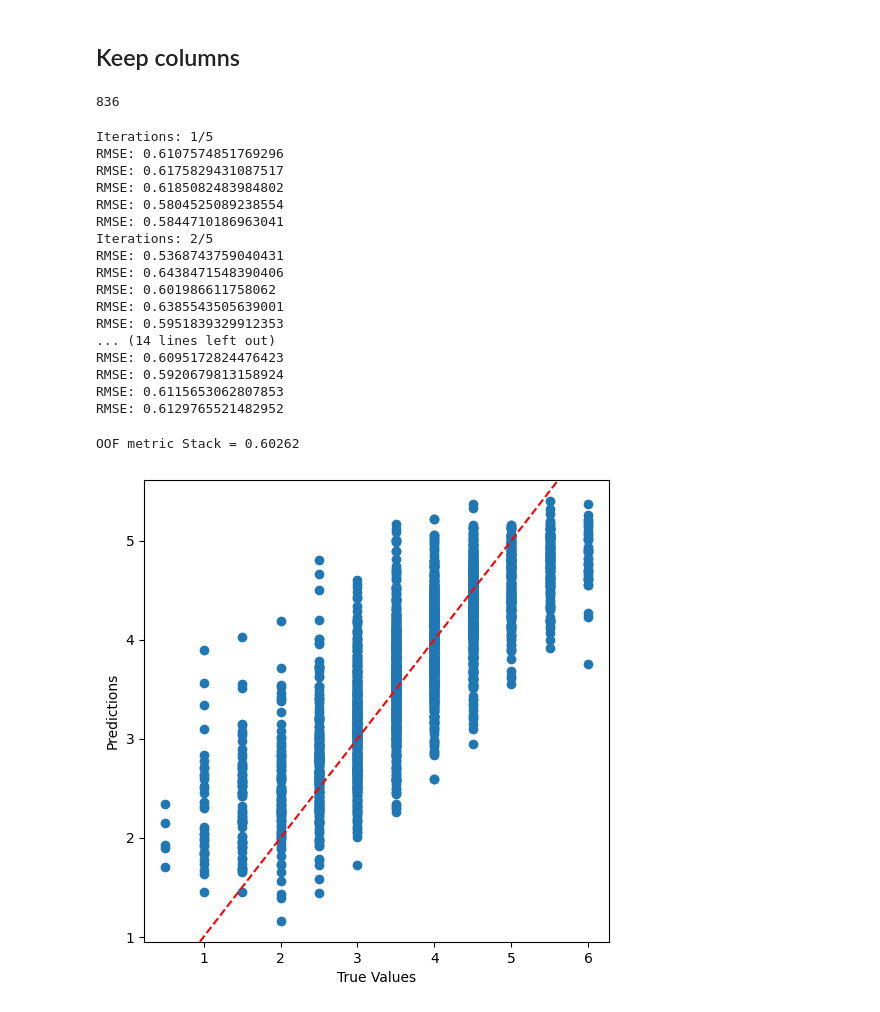
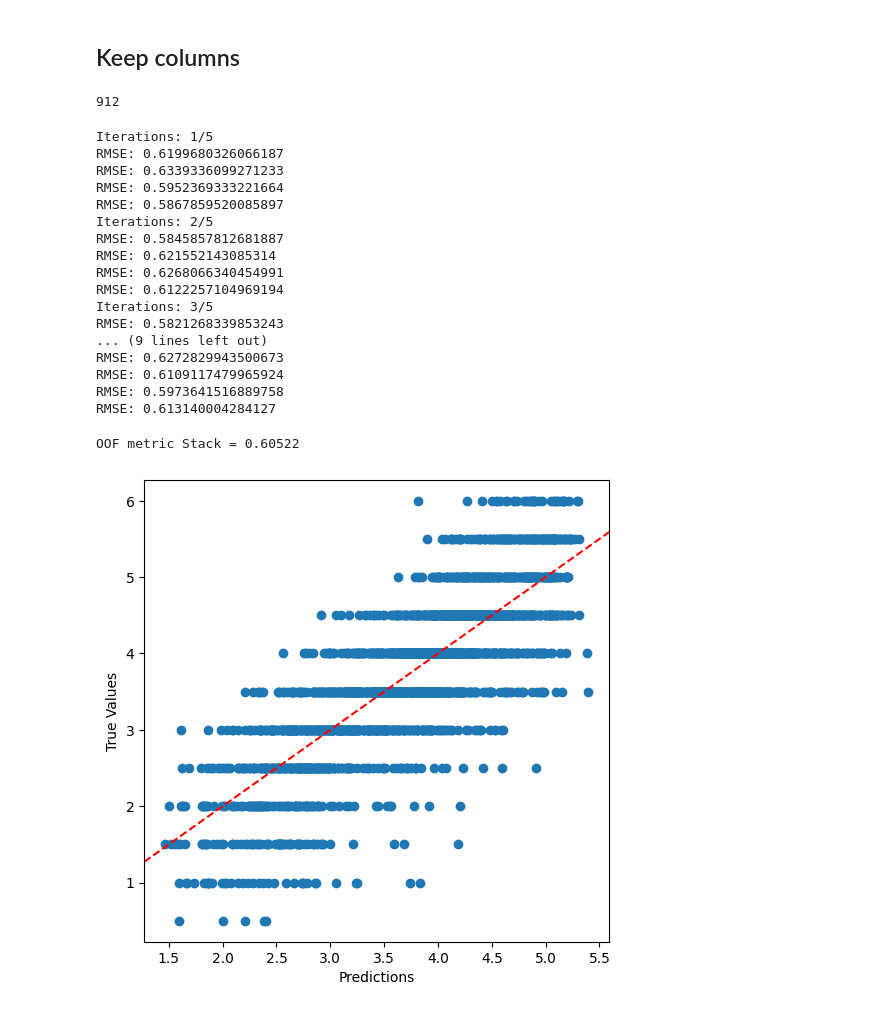
Before and after one commit to luispintoc/Linking-Writing, a Jupyter notebook: 4_regressors/stacking/stacking_X no_OOF.ipynb, the cells around one changed output. Cells and saved outputs as stored; diff of their text form; code cells hidden in the pictures.

```diff
--- a/4_regressors/stacking/stacking_X no_OOF.ipynb
+++ b/4_regressors/stacking/stacking_X no_OOF.ipynb
@@ -39,8 +39,8 @@ from utils import *
 # %% [markdown]
 ## Prepro: change names to numbers
 # %%
-train_feats = pd.read_csv('../../feature_eng/output/train_double_corr_786feats.csv')
-train_score = pd.read_csv('../../data/train_scores.csv')
+train_feats = pd.read_csv('../../3_feature_eng/output/train_feats_double_corr.csv')
+train_score = pd.read_csv('../../0_data/train_scores.csv')
 
 # train_feats_first10min = pd.read_csv('../../feature_eng/output/train_double_corr_first_10min_786feats.csv')
 # train_feats_second10min = pd.read_csv('../../feature_eng/output/train_double_corr_second_10min_786feats.csv')
@@ -67,24 +67,24 @@ score_transformed = le.transform(train_feats['score'])
 # "punctuation", "key_mouse", "time_feat", "fft", "avg_event_per_minute",
 # "avg_char_deletion_per_minute", "avg_char_insert_per_minute"
 # "IKI_word", "IKI_sentence", "IKI_paragraph", "latencies", "IWD"
-# 'idle'
+# 'idle', "cursor_visits"
 
 endings_to_keep = [
     "count_bursts", "word_sent_parag_agg", "pressed_keys", "paussed_features",
     "segments_visit", "paragraph_ratios", "time_gaps", "cursor_word_changes",
-    "punctuation", "key_mouse", "time_feat", "avg_event_per_minute",
+    "punctuation", "key_mouse", "time_feat", "avg_event_per_minute", "fft",
     "avg_char_deletion_per_minute", "avg_char_insert_per_minute",
     "IKI_word", "IKI_sentence", "IKI_paragraph", "latencies", "IWD",
-    'idle'
+    'idle', "cursor_visits"
 ]
 endings_to_keep += ["id"]
 
-dir_to_save = "stacking6"
+dir_to_save = "stacking8"
 stratification = False
 n_jobs = -1
 noise = True
 iterations = 5
-n_splits = 5
+n_splits = 4
 
 try:
     os.mkdir(dir_to_save)
@@ -101,26 +101,26 @@ with open(f'{dir_to_save}/feature_list.pkl', 'wb') as f:
 train_feats = train_feats[cols_to_keep]
 print(len(train_feats.columns)-2)
 # %% [output]
-836
+912
 # %%
 # Options:
 # "count_bursts", "word_sent_parag_agg", "pressed_keys", "paussed_features"
 # "segments_visit", "paragraph_ratios", "time_gaps", "cursor_word_changes"
 # "punctuation", "key_mouse", "time_feat", "fft", "avg_event_per_minute",
 # "avg_char_deletion_per_minute", "avg_char_insert_per_minute"
-# "IKI_word", "IKI_sentence", "IKI_paragraph", "latencies", "IWD"
-# 'idle'
+# "IKI_word", "IKI_sentence", "IKI_paragraph", "latencies"
+# "IWD", "idle", "cursor_visits"
 
-endings_1 = ["-count_bursts", "-word_sent_parag_agg"]
+endings_1 = manual_list
 feats_1 = [col for col in train_feats.columns if any(ending in col for ending in endings_1)]
 
 endings_2 = ["pressed_keys", "paussed_features", "segments_visit", "paragraph_ratios"]
 feats_2 = [col for col in train_feats.columns if any(ending in col for ending in endings_2)]
 
-endings_3 = ["punctuation", "avg_char_deletion_per_minute", "key_mouse", "IKI_word", "IKI_sentence", "IKI_paragraph", "latencies", "IWD", 'idle']
+endings_3 = ["count_bursts", "-word_sent_parag_agg"]
 feats_3 = [col for col in train_feats.columns if any(ending in col for ending in endings_3)]
 
-endings_4 = ["time_feat", "word_sent_parag_agg", "time_gaps", "cursor_word_changes", "idle"]
+endings_4 = ["time_feat", "time_gaps", "cursor_word_changes", "idle"]
 feats_4 = [col for col in train_feats.columns if any(ending in col for ending in endings_4)]
 # %%
 counter = 0
@@ -202,6 +202,7 @@ def stack_calc_OOF(x_train, y_train, x_valid, y_valid, iter, split, RANDOM_STATE
 
 
     estimators = [
+        ('lgb0', make_pipeline(FeatureSelector(feats_1), lgb.LGBMRegressor(**lgb_all_params))),
         ('lgb1', make_pipeline(FeatureSelector(feats_1), lgb.LGBMRegressor(**lgb_all_params))),
         ('lgb2', make_pipeline(FeatureSelector(feats_2), lgb.LGBMRegressor(**lgb_all_params))),
         ('lgb3', make_pipeline(FeatureSelector(feats_3), lgb.LGBMRegressor(**lgb_all_params))),
@@ -221,8 +222,9 @@ def stack_calc_OOF(x_train, y_train, x_valid, y_valid, iter, split, RANDOM_STATE
 
     model = StackingRegressor(
         estimators=estimators,
-        final_estimator=LinearRegression(),
+        final_estimator=svr_pipeline,
         passthrough=False,
+        cv=3,
     )
 
     if noise:
@@ -279,28 +281,28 @@ for i in range(iterations):
             j+=1
 # %% [output]
 Iterations: 1/5
-RMSE: 0.6107574851769296
-RMSE: 0.6175829431087517
-RMSE: 0.6185082483984802
-RMSE: 0.5804525089238554
-RMSE: 0.5844710186963041
+RMSE: 0.6199680326066187
+RMSE: 0.6339336099271233
+RMSE: 0.5952369333221664
+RMSE: 0.5867859520085897
 Iterations: 2/5
-RMSE: 0.5368743759040431
-RMSE: 0.6438471548390406
-RMSE: 0.601986611758062
-RMSE: 0.6385543505639001
-RMSE: 0.5951839329912353
-... (14 lines left out)
-RMSE: 0.6095172824476423
-RMSE: 0.5920679813158924
-RMSE: 0.6115653062807853
-RMSE: 0.6129765521482952
+RMSE: 0.5845857812681887
+RMSE: 0.621552143085314
+RMSE: 0.6268066340454991
+RMSE: 0.6122257104969194
+Iterations: 3/5
+RMSE: 0.5821268339853243
+... (9 lines left out)
+RMSE: 0.6272829943500673
+RMSE: 0.6109117479965924
+RMSE: 0.5973641516889758
+RMSE: 0.613140004284127
 # %%
 print('OOF metric Stack = {:.5f}'.format(metrics.mean_squared_error(train_feats[target_col],
                                                                    OOF_SCORE,
                                                                    squared=False)))
 # %% [output]
-OOF metric Stack = 0.60262
+OOF metric Stack = 0.60522
 # %%
 # import pickle
 
@@ -308,12 +310,12 @@ OOF metric Stack = 0.60262
 #     pickle.dump(OOF_SCORE, f)
 # %%
 f, ax = plt.subplots(figsize=(6, 6))
-ax.scatter(train_feats['score'], OOF_SCORE)
+ax.scatter(OOF_SCORE, train_feats['score'])
 add_identity(ax, color='r', ls='--')
 # ax.scatter(stds, train_scores_df['score']-means)
-plt.xlabel('True Values')
-plt.ylabel('Predictions')
+plt.ylabel('True Values')
+plt.xlabel('Predictions')
 
 plt.show()
 # %% [output]
-[figure, old version]
+[figure, new version]
```
Also changed, not shown: parts of 1 cell of this notebook, 43 other files.
